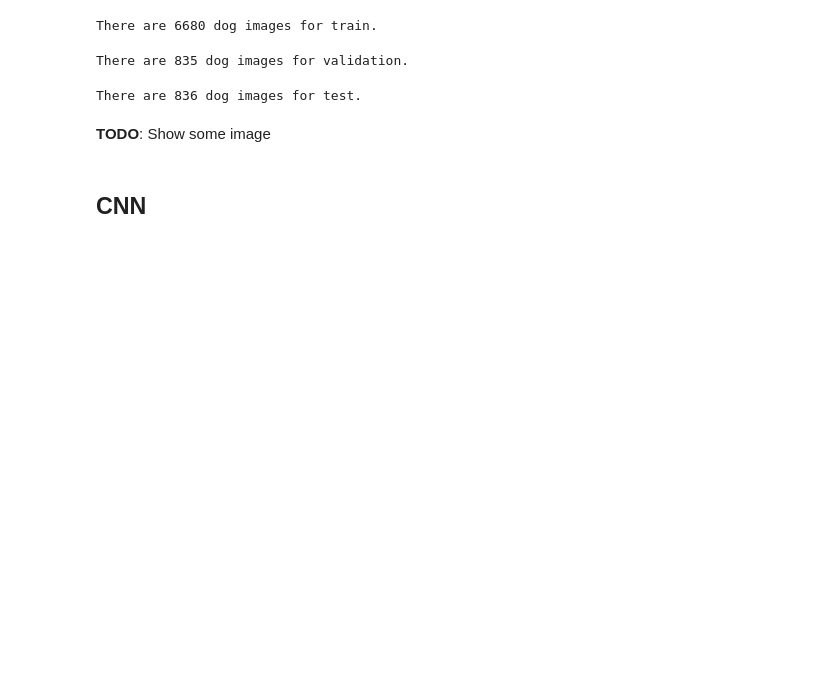
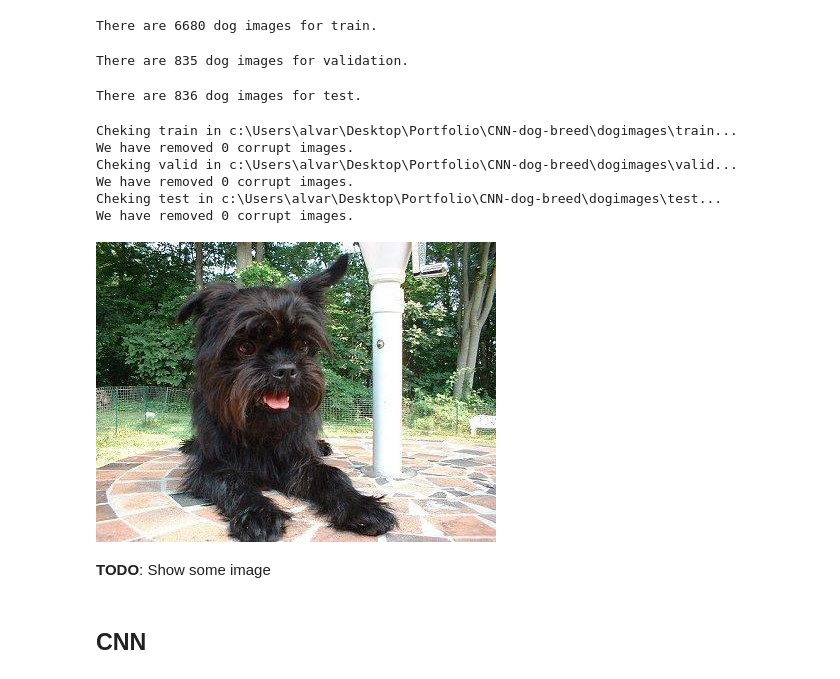
Before and after one commit to AlvaroNLM/CNN-dog-breed, a Jupyter notebook: CNN_dogs.ipynb, the cells around one changed output. Drawn from its saved outputs; the diff is of its cells as text; code cells hidden in the pictures; blank space fills up the shorter version.

```diff
--- a/CNN_dogs.ipynb
+++ b/CNN_dogs.ipynb
@@ -39,10 +70,34 @@ There are 836 dog images for test.
 # %%
 # We check that there is no any wrong or missing image
 assert num_dog_images == num_train_dog_images + num_val_dog_images + num_test_dog_images
+# %%
+# We check corrupt images
+path = os.path.join(os.getcwd(), "dogimages")
+train_path = os.path.join(path, "train")
+valid_path = os.path.join(path, "valid")
+test_path = os.path.join(path, "test")
+print(f"Cheking train in {train_path}...")
+drop_corrupt_imgs(train_path)
+print(f"Cheking valid in {valid_path}...")
+drop_corrupt_imgs(valid_path)
+print(f"Cheking test in {test_path}...")
+drop_corrupt_imgs(test_path)
+# %% [output]
+Cheking train in c:\Users\alvar\Desktop\Portfolio\CNN-dog-breed\dogimages\train...
+We have removed 0 corrupt images.
+Cheking valid in c:\Users\alvar\Desktop\Portfolio\CNN-dog-breed\dogimages\valid...
+We have removed 0 corrupt images.
+Cheking test in c:\Users\alvar\Desktop\Portfolio\CNN-dog-breed\dogimages\test...
+We have removed 0 corrupt images.
 # %%
 # Different breeds
 dog_breeds = glob.glob("dogimages/train/*")
 dog_breeds = [dog_breed_tmp.split(".")[1] for dog_breed_tmp in dog_breeds]
+# %%
+# Show an image
+image_i(train_dog_images[0])
+# %% [output]
+[figure, added]
 # %% [markdown]
 **TODO**: Show some image
 # %% [markdown]
```
Also changed, not shown: parts of 13 cells of this notebook.
